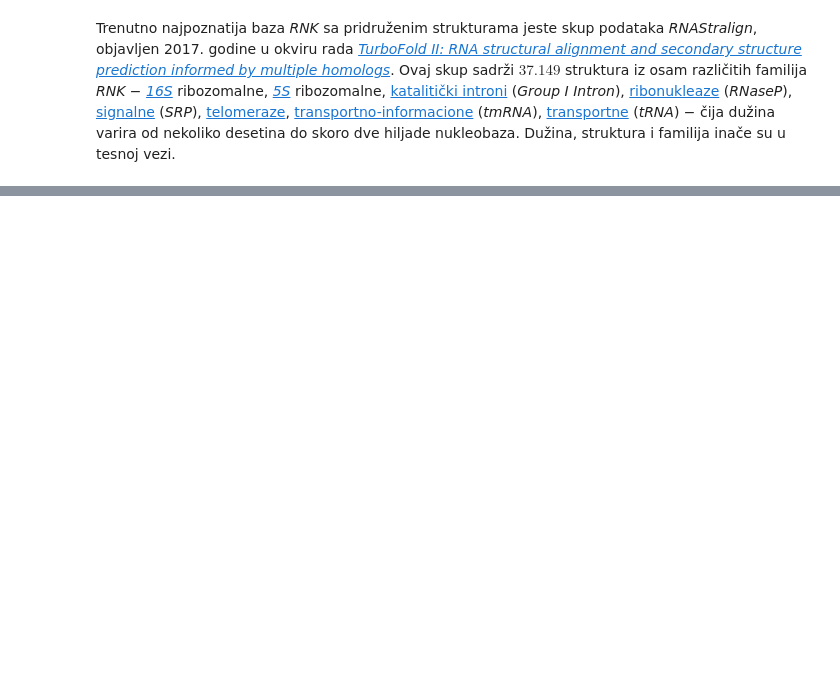
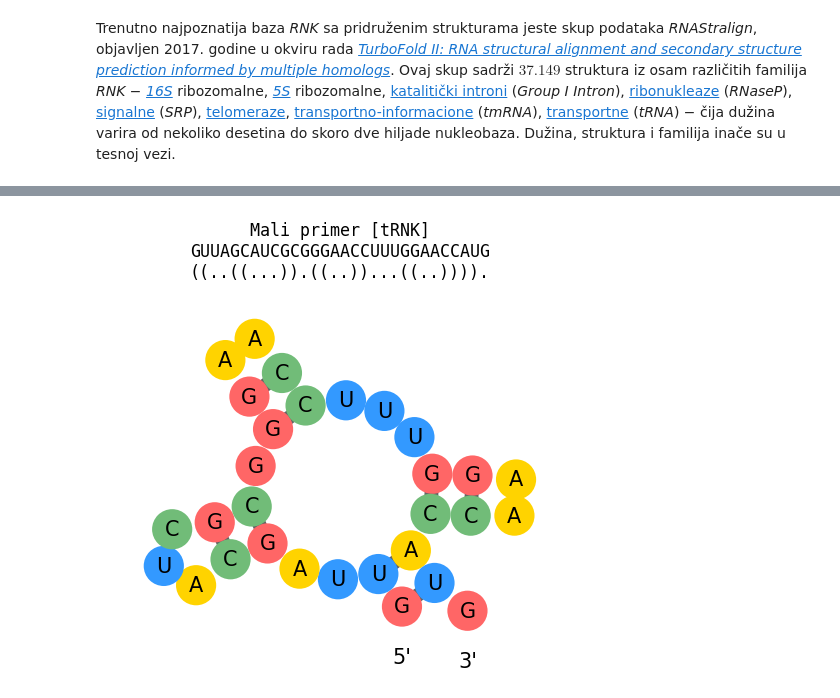
Before and after one commit to matfija/Duboka-struktura-RNK, a Jupyter notebook: sveska/Duboka_struktura_RNK.ipynb, the cells around one changed output, grey strips where cells are left out. Saved outputs shown, nothing was run; the diff lists cells and outputs as text; code cells hidden in the pictures; blank space fills up the shorter version.

```diff
--- a/sveska/Duboka_struktura_RNK.ipynb
+++ b/sveska/Duboka_struktura_RNK.ipynb
@@ -97,0 +263,10 @@ valid = učitaj('../podaci/valid.csv')
+# %%
+# Mali primer sekvence
+primer = RNK('Mali primer', 'GUUAGCAUCGCGGGAACCUUUGGAACCAUG', 'tRNK',
+             28, 27, 2, 3, 10, 9, 6, 7, 8, 5, 4, 11, 17, 16, 14, 15,
+             13, 12, 18, 19, 20, 26, 25, 23, 24, 22, 21, 1, 0, 29)
+# %%
+# Struktura malog primera
+primer
+# %% [output]
+[figure, added]
```
Also changed, not shown: parts of 30 cells of this notebook, 1 other file.
